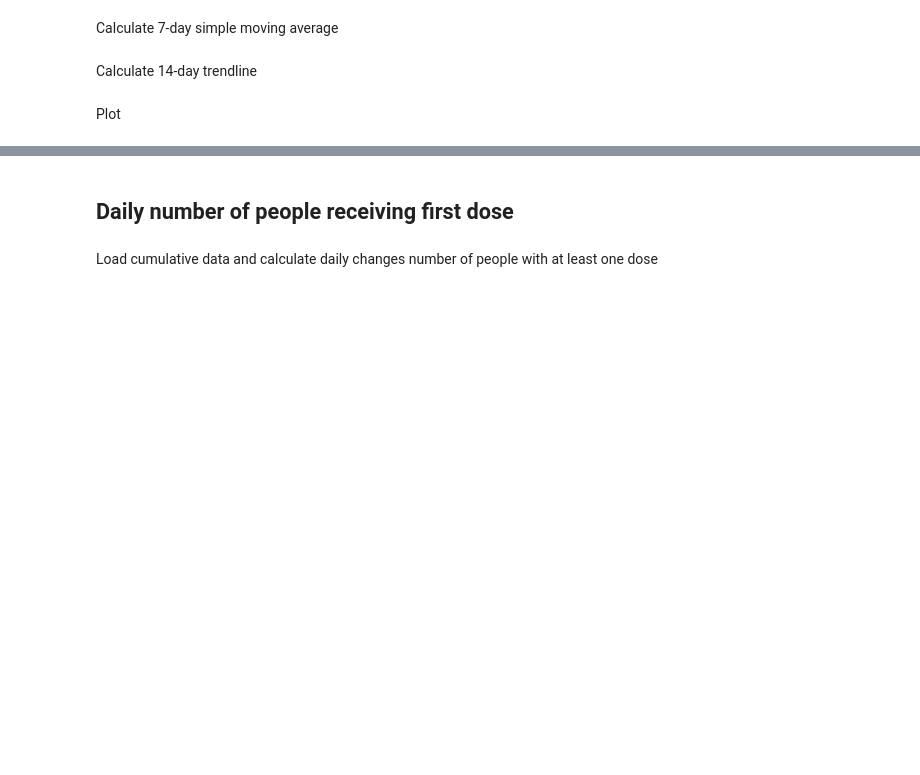
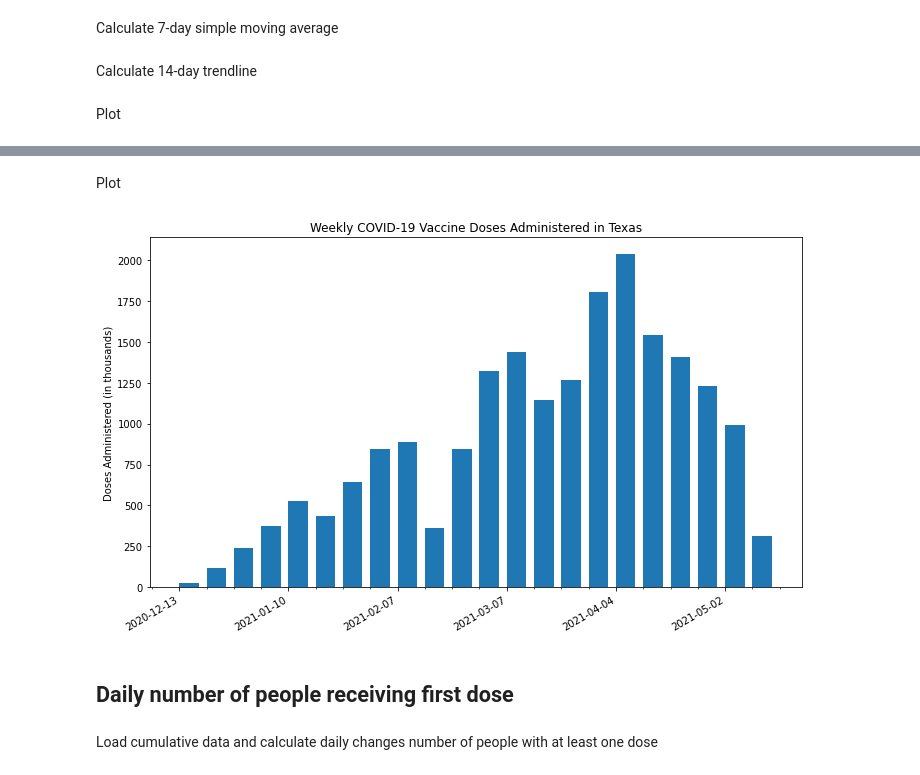
Before and after one commit to shiruken/covid-texas, a Jupyter notebook: vaccine_visualize.ipynb, the cells around one changed output, grey strips where cells are left out. Drawn from its saved outputs; the diff is of its cells as text; code cells hidden in the pictures; blank space fills up the shorter version.

```diff
--- a/vaccine_visualize.ipynb
+++ b/vaccine_visualize.ipynb
@@ -56,3 +65,28 @@ At this rate, it will take about 6.6 days to administer the next one million dos
+# %%
+df_weekly = pd.DataFrame(df['total_doses']).resample('W', label='left', closed='right').last()
+df_weekly_diff = df_weekly.diff()
+df_weekly_diff.iloc[0] = df_weekly['total_doses'][0] # Replace NaN value on first week with first total value
+df_weekly_diff.rename(columns={"total_doses": "weekly_doses"}, inplace=True)
+# %% [markdown]
+Plot
+# %%
+fig, ax = plt.subplots(figsize=(10, 6))
+plt.bar(df_weekly_diff.index, df_weekly_diff['weekly_doses'], width=5, align='edge')
+plt.xticks(df_weekly_diff.index[::4])
+ax.xaxis.set_minor_locator(ticker.AutoMinorLocator())
+fig.autofmt_xdate()
+if county == "Statewide":
+    plt.title("Weekly COVID-19 Vaccine Doses Administered in Texas")
+    ticks_y = ticker.FuncFormatter(lambda x, pos: '{0:g}'.format(x/1e3))
+    ax.yaxis.set_major_formatter(ticks_y)
+    plt.ylabel("Doses Administered (in thousands)")
+else:
+    plt.title(f"Weekly COVID-19 Vaccine Doses Administered in {county} County")
+    plt.ylabel("Doses Administered")
+plt.tight_layout()
+# plt.savefig(f"WeeklyDoses_{county}.png", dpi=300, facecolor="w", transparent=False)
+# %% [output]
+[figure, added]
 # %% [markdown]
 ## Daily number of people receiving first dose
 # %% [markdown]
```
Also changed, not shown: parts of 20 cells of this notebook.
